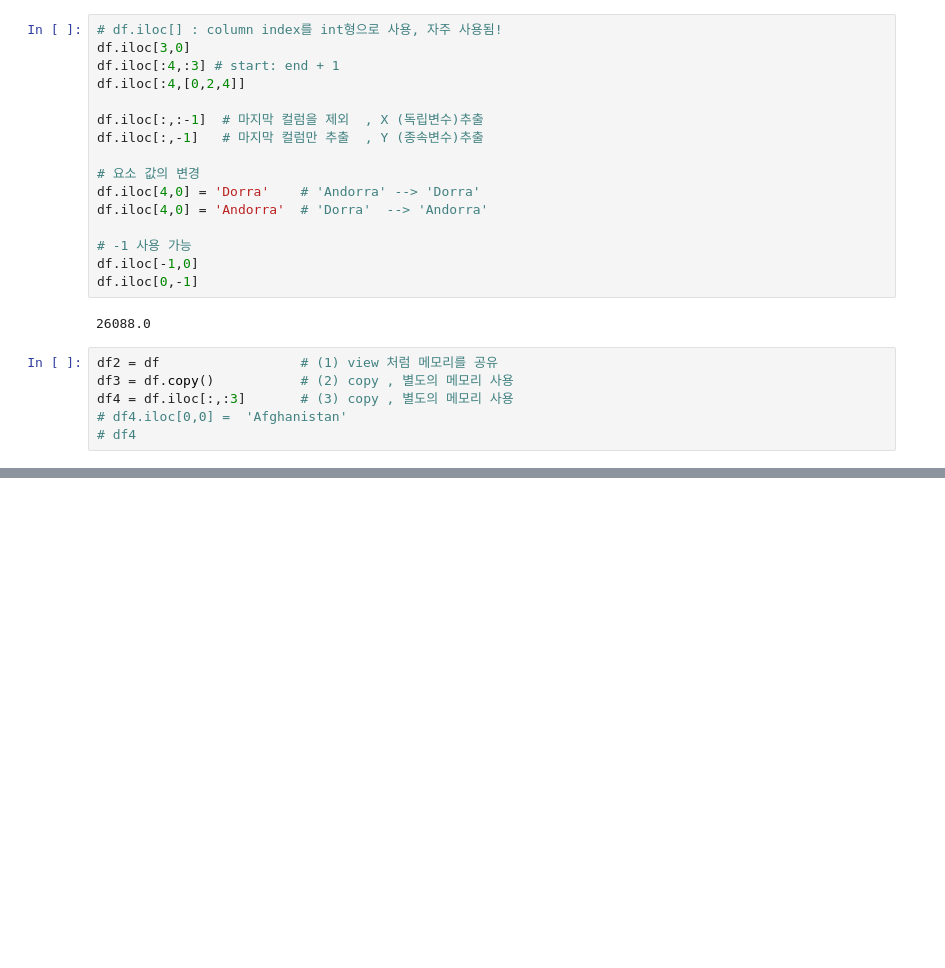
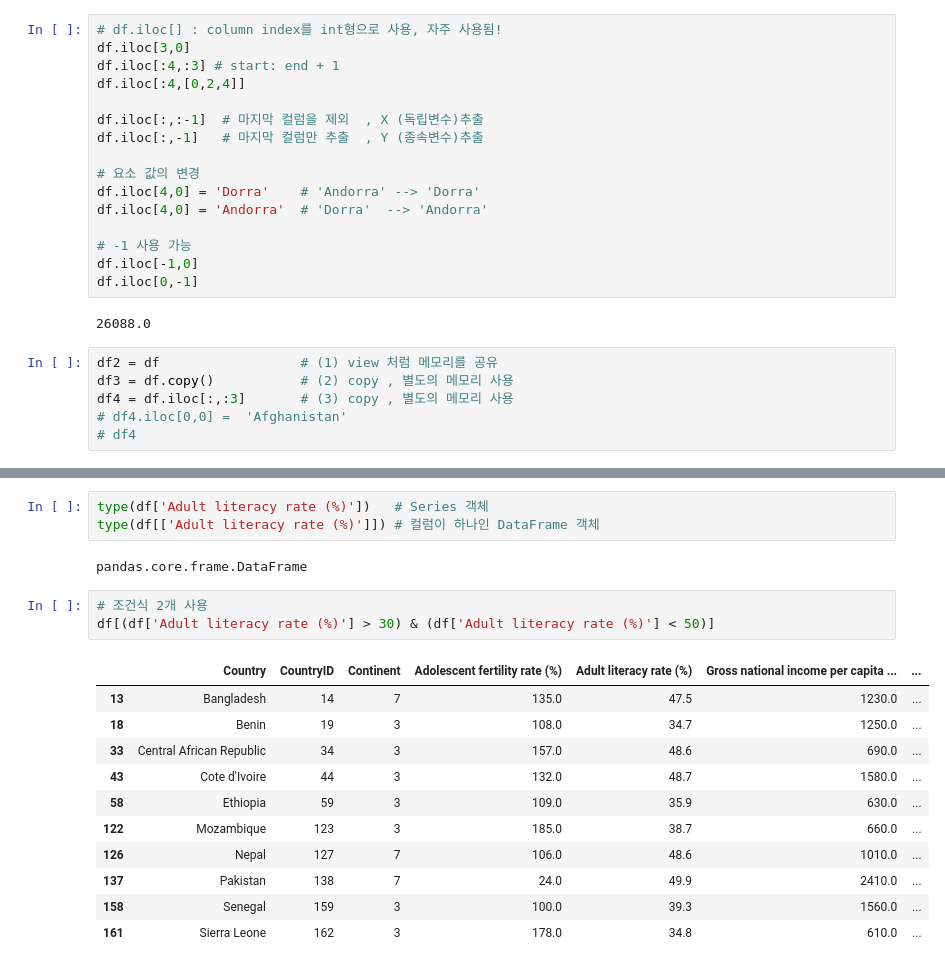
Before and after one commit to HI1q2w3e4r/ai_basic, a Jupyter notebook: 01_파이썬데이터분석/03_pandas_basic.ipynb, the cells around one changed output, grey strips where cells are left out. Drawn from its saved outputs; the diff is of its cells as text; blank space fills up the shorter version.

```diff
--- a/01_파이썬데이터분석/03_pandas_basic.ipynb
+++ b/01_파이썬데이터분석/03_pandas_basic.ipynb
@@ -353,0 +443,20 @@ df
+# %%
+type(df['Adult literacy rate (%)'])   # Series 객체
+type(df[['Adult literacy rate (%)']]) # 컬럼이 하나인 DataFrame 객체
+# %% [output]
+pandas.core.frame.DataFrame
+# %%
+# 조건식 2개 사용
+df[(df['Adult literacy rate (%)'] > 30) & (df['Adult literacy rate (%)'] < 50)]
+# %% [output]
+|  | Country | CountryID | Continent | Adolescent fertility rate (%) | Adult literacy rate (%) | Gross national income per capita ... | ... |
+| 13 | Bangladesh | 14 | 7 | 135.0 | 47.5 | 1230.0 | ... |
+| 18 | Benin | 19 | 3 | 108.0 | 34.7 | 1250.0 | ... |
+| 33 | Central African Republic | 34 | 3 | 157.0 | 48.6 | 690.0 | ... |
+| 43 | Cote d'Ivoire | 44 | 3 | 132.0 | 48.7 | 1580.0 | ... |
+| 58 | Ethiopia | 59 | 3 | 109.0 | 35.9 | 630.0 | ... |
+| 122 | Mozambique | 123 | 3 | 185.0 | 38.7 | 660.0 | ... |
+| 126 | Nepal | 127 | 7 | 106.0 | 48.6 | 1010.0 | ... |
+| 137 | Pakistan | 138 | 7 | 24.0 | 49.9 | 2410.0 | ... |
+| 158 | Senegal | 159 | 3 | 100.0 | 39.3 | 1560.0 | ... |
+| 161 | Sierra Leone | 162 | 3 | 178.0 | 34.8 | 610.0 | ... |
```
Also changed, not shown: parts of 12 cells of this notebook.
